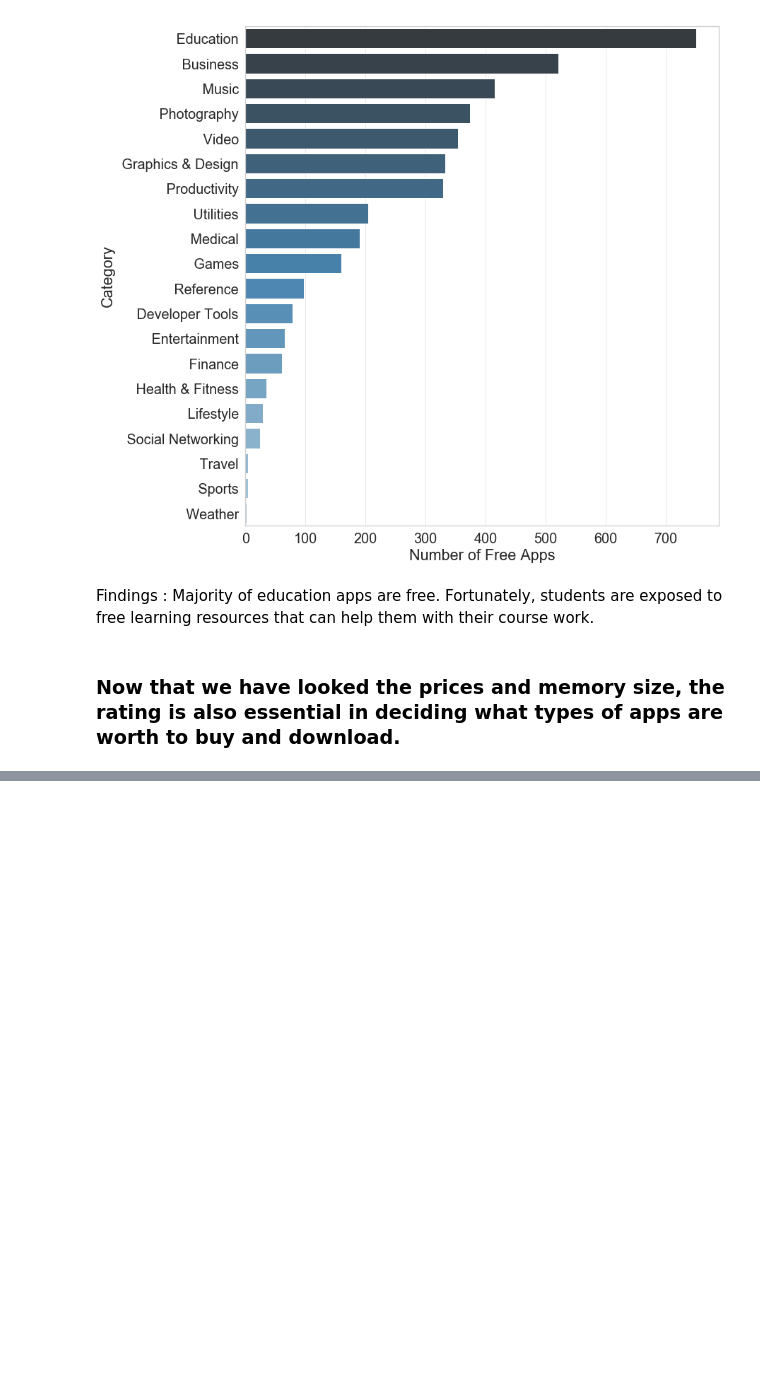
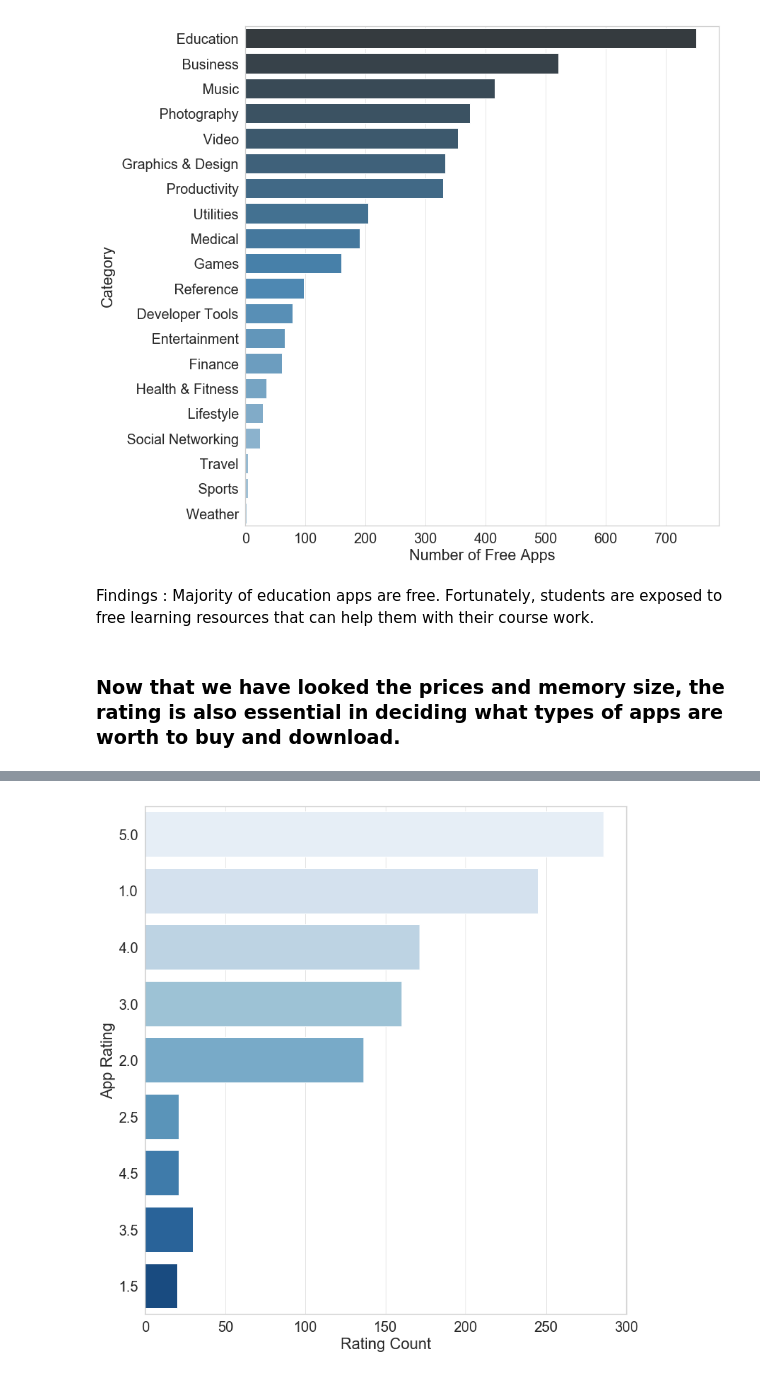
Before and after one commit to drucilal/Scraping_AppleMac_Store, a Jupyter notebook: Mac_EDA.ipynb, the cells around one changed output, grey strips where cells are left out. Drawn from its saved outputs; the diff is of its cells as text; code cells hidden in the pictures; blank space fills up the shorter version.

```diff
--- a/Mac_EDA.ipynb
+++ b/Mac_EDA.ipynb
@@ -259,0 +403,10 @@ Findings : Majority of education apps are free. Fortunately, students are expose
+# %%
+education_rate = filtered_rating[filtered_rating['category'].str.contains('Education')].sort_values(by ='rating_est', ascending = False)
+# %%
+sns.set(style = 'whitegrid', font_scale = 1.8, rc={"figure.figsize": (12, 13), 'grid.color': '0.9'},)
+x = sns.countplot(y = 'rating_est', data = education_rate, palette= "Blues", order = music_rate['rating_est'].value_counts().index)
+plt.xlabel('Rating Count')
+plt.ylabel('App Rating')
+plt.show(x)
+# %% [output]
+[figure, added]
```
Also changed, not shown: parts of 30 cells of this notebook.
